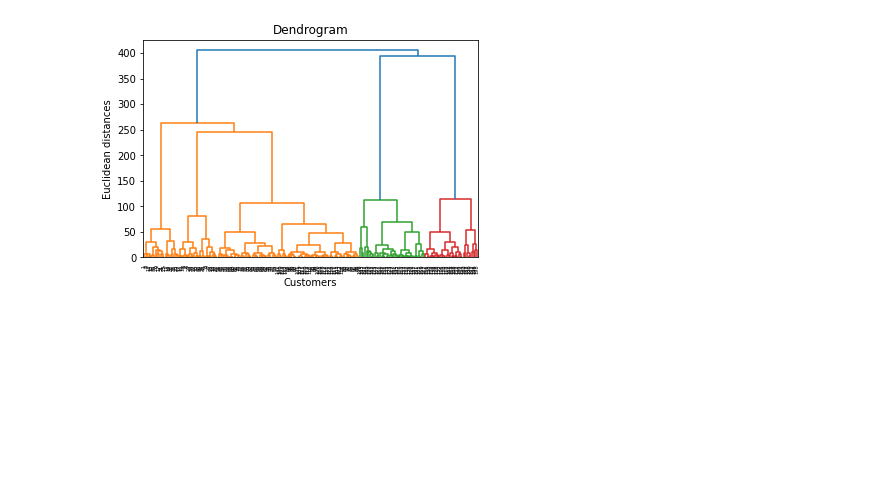
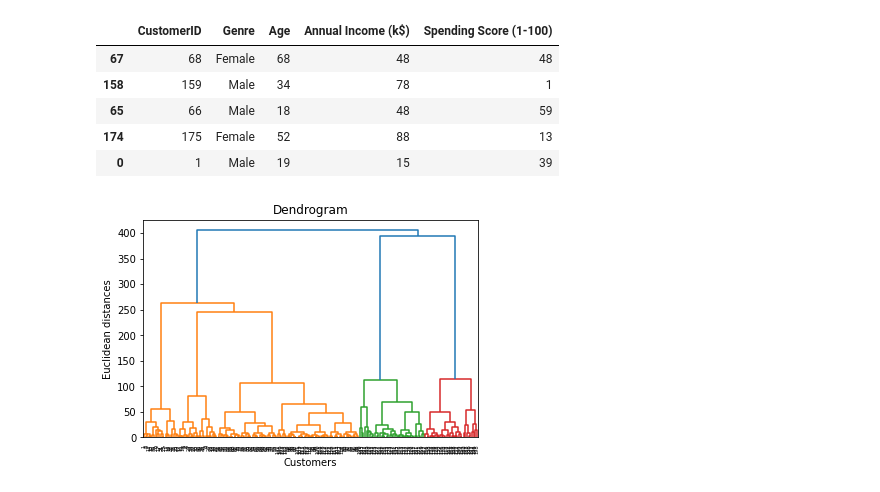
Before and after one commit to thenielfarias/Clustering, a Jupyter notebook: clustering.ipynb, the cells around one changed output. Cells and saved outputs as stored; diff of their text form; code cells hidden in the pictures; blank space fills up the shorter version.

```diff
--- a/clustering.ipynb
+++ b/clustering.ipynb
@@ -7,0 +7,9 @@ X = dataset.iloc[:, [3, 4]].values
+# %%
+dataset.sample(5)
+# %% [output]
+|  | CustomerID | Genre | Age | Annual Income (k$) | Spending Score (1-100) |
+| 67 | 68 | Female | 68 | 48 | 48 |
+| 158 | 159 | Male | 34 | 78 | 1 |
+| 65 | 66 | Male | 18 | 48 | 59 |
+| 174 | 175 | Female | 52 | 88 | 13 |
+| 0 | 1 | Male | 19 | 15 | 39 |
```
Also changed, not shown: parts of 2 cells of this notebook.
